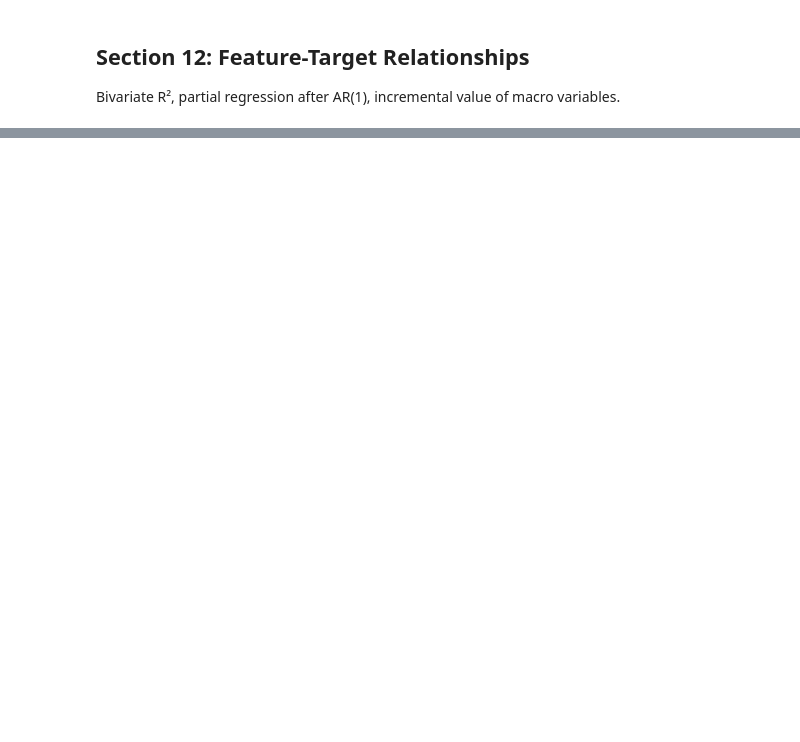
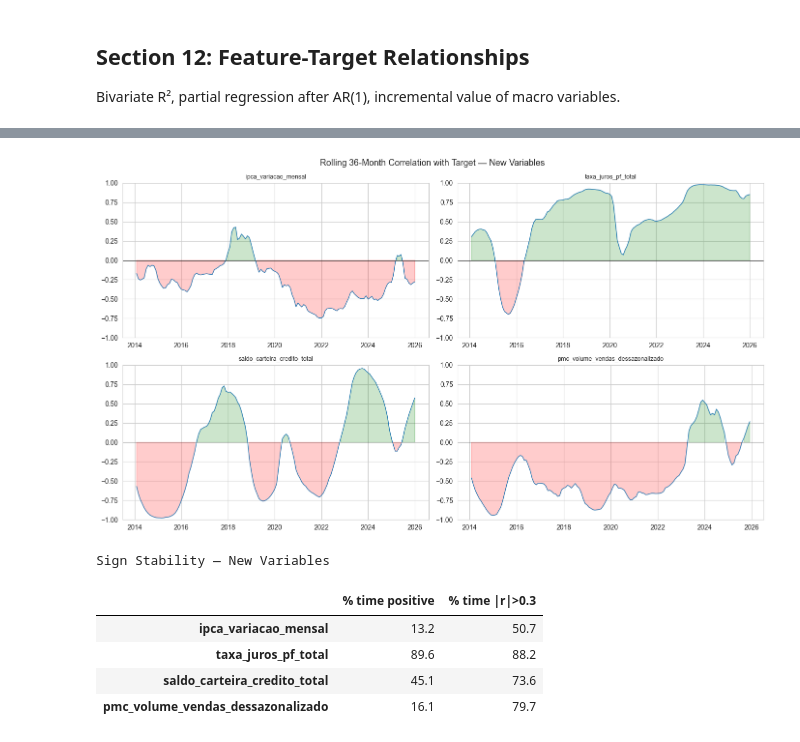
Before and after one commit to BrunoRaphaell/nowcasting, a Jupyter notebook: notebooks/01_eda.ipynb, the cells around one changed output, grey strips where cells are left out. Cells and saved outputs as stored; diff of their text form; code cells hidden in the pictures; blank space fills up the shorter version.

```diff
--- a/notebooks/01_eda.ipynb
+++ b/notebooks/01_eda.ipynb
@@ -872,0 +1267,38 @@ plt.show()
+# %%
+# 14.6 — Rolling 36-month correlations for new variables
+window = 36
+fig, axes = plt.subplots(2, 2, figsize=(14, 8))
+sign_stab_new = {}
+
+for ax, col in zip(axes.flat, present):
+    combined = panel[[TARGET_COL, col]].dropna()
+    rolling_corr = combined[TARGET_COL].rolling(window).corr(combined[col])
+    ax.plot(rolling_corr.index, rolling_corr.values, linewidth=1)
+    ax.axhline(0, color="black", linewidth=0.5)
+    ax.fill_between(rolling_corr.index, rolling_corr.values, 0,
+                     where=rolling_corr > 0, alpha=0.2, color="green")
+    ax.fill_between(rolling_corr.index, rolling_corr.values, 0,
+                     where=rolling_corr < 0, alpha=0.2, color="red")
+    ax.set_title(f"{col}", fontsize=9)
+    ax.set_ylim(-1, 1)
+    rc = rolling_corr.dropna()
+    pct_pos = (rc > 0).mean() * 100
+    pct_strong = (rc.abs() > 0.3).mean() * 100
+    sign_stab_new[col] = {"pct_positive": pct_pos, "pct_strong": pct_strong}
+
+plt.suptitle(f"Rolling {window}-Month Correlation with Target — New Variables", fontsize=13)
+plt.tight_layout()
+plt.show()
+
+stab_new_df = pd.DataFrame(sign_stab_new).T.round(1)
+stab_new_df.columns = ["% time positive", "% time |r|>0.3"]
+print("Sign Stability — New Variables")
+stab_new_df
+# %% [output]
+[figure, added]
+Sign Stability — New Variables
+|  | % time positive | % time |r|>0.3 |
+| ipca_variacao_mensal | 13.2 | 50.7 |
+| taxa_juros_pf_total | 89.6 | 88.2 |
+| saldo_carteira_credito_total | 45.1 | 73.6 |
+| pmc_volume_vendas_dessazonalizado | 16.1 | 79.7 |
```
Also changed, not shown: parts of 57 cells of this notebook.
